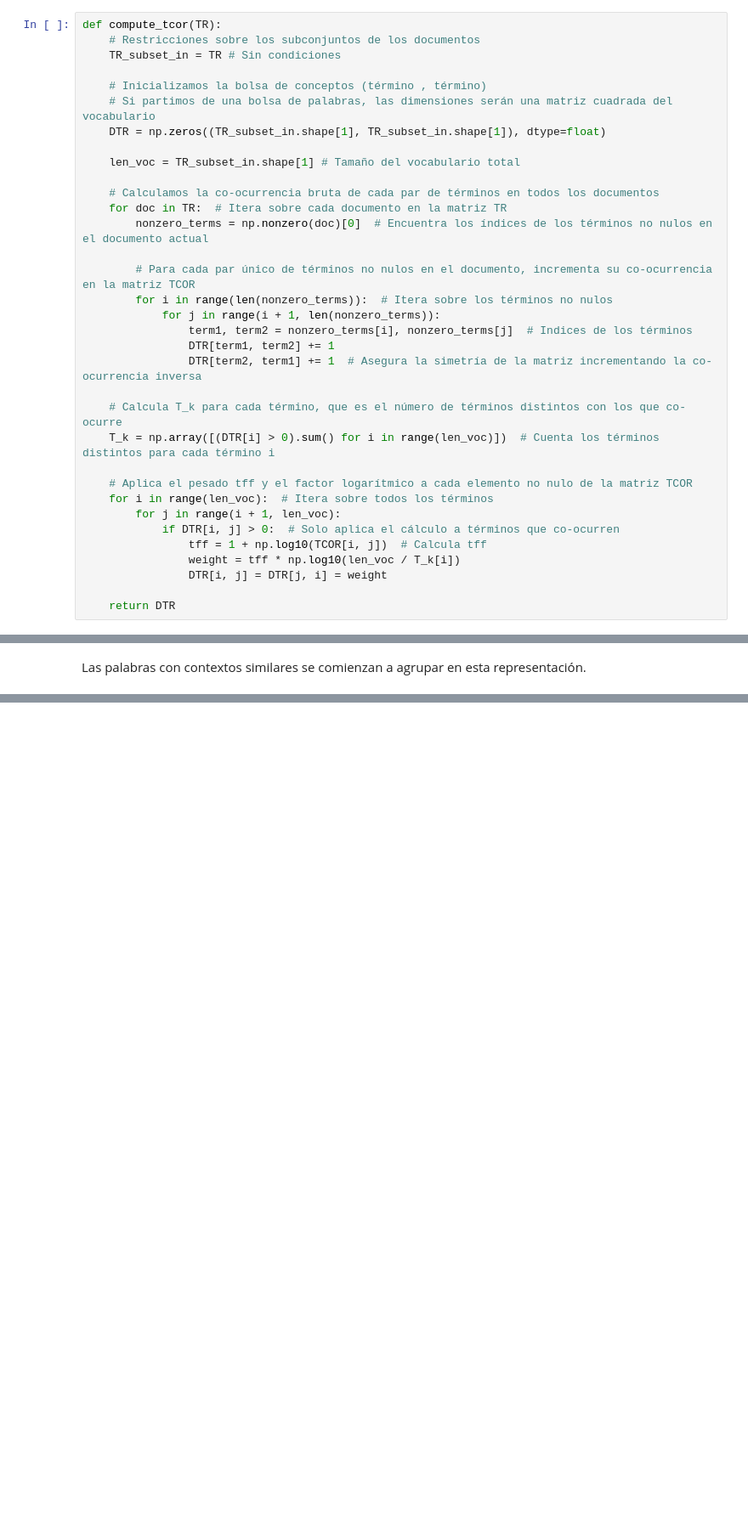
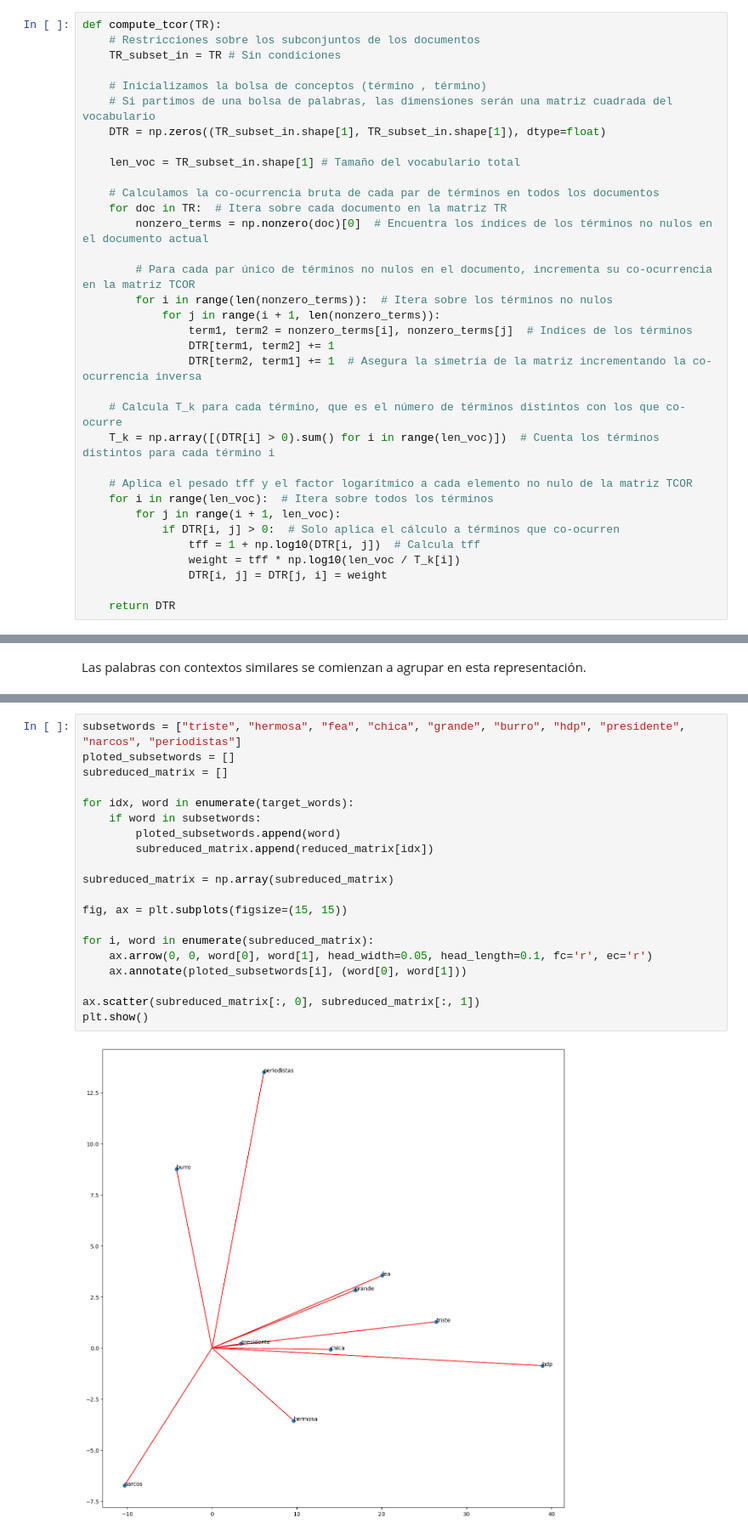
Before and after one commit to GuillermoSego/Natural-Language-Processing, a Jupyter notebook: Tareas/Segura_Guillermo_Tarea3.ipynb, the cells around one changed output, grey strips where cells are left out. Shown at 85% size. Drawn from its saved outputs; the diff is of its cells as text; blank space fills up the shorter version.

```diff
--- a/Tareas/Segura_Guillermo_Tarea3.ipynb
+++ b/Tareas/Segura_Guillermo_Tarea3.ipynb
@@ -192,7 +192,7 @@ def compute_tcor(TR):
     for i in range(len_voc):  # Itera sobre todos los términos
         for j in range(i + 1, len_voc):
             if DTR[i, j] > 0:  # Solo aplica el cálculo a términos que co-ocurren
-                tff = 1 + np.log10(TCOR[i, j])  # Calcula tff
+                tff = 1 + np.log10(DTR[i, j])  # Calcula tff
                 weight = tff * np.log10(len_voc / T_k[i])
                 DTR[i, j] = DTR[j, i] = weight
 
@@ -361,0 +475,22 @@ Para construir una representación de random indexing, partimos de la representa
+# %%
+subsetwords = ["triste", "hermosa", "fea", "chica", "grande", "burro", "hdp", "presidente", "narcos", "periodistas"]
+ploted_subsetwords = []
+subreduced_matrix = []
+
+for idx, word in enumerate(target_words):
+    if word in subsetwords:
+        ploted_subsetwords.append(word)
+        subreduced_matrix.append(reduced_matrix[idx])
+
+subreduced_matrix = np.array(subreduced_matrix)
+
+fig, ax = plt.subplots(figsize=(15, 15))
+
+for i, word in enumerate(subreduced_matrix):
+    ax.arrow(0, 0, word[0], word[1], head_width=0.05, head_length=0.1, fc='r', ec='r')
+    ax.annotate(ploted_subsetwords[i], (word[0], word[1]))
+
+ax.scatter(subreduced_matrix[:, 0], subreduced_matrix[:, 1])
+plt.show()
+# %% [output]
+[figure, added]
```
Also changed, not shown: parts of 49 cells of this notebook.
